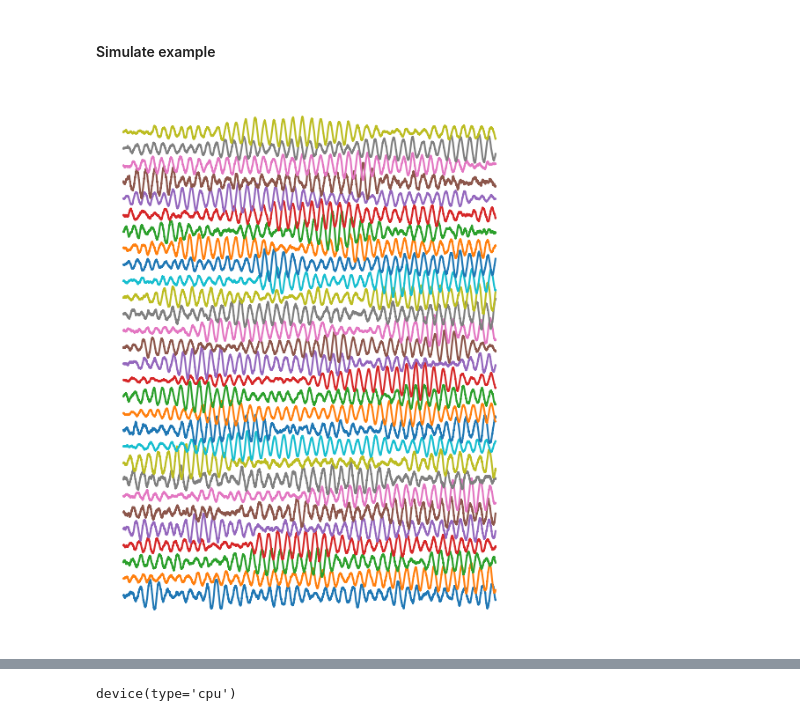
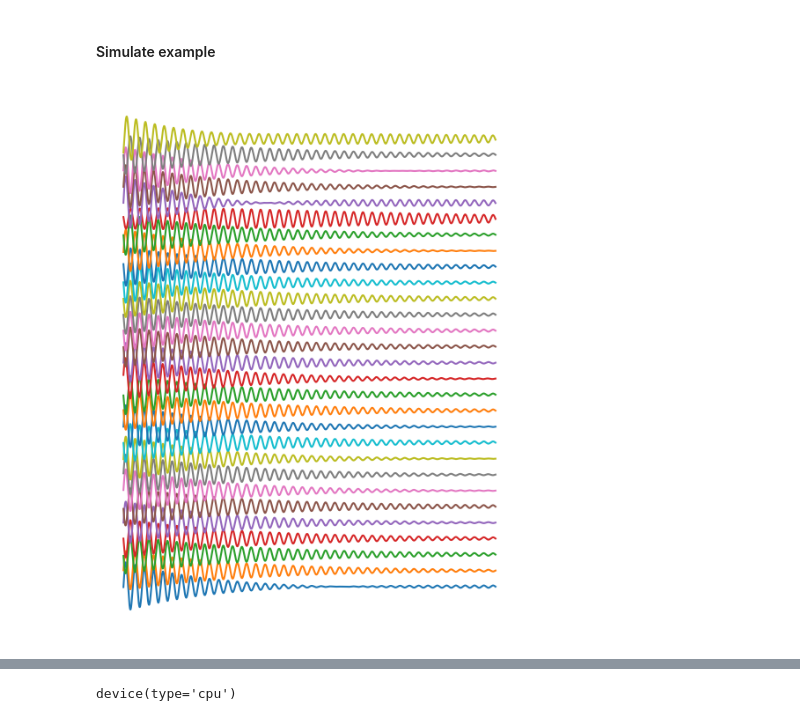
Before and after one commit to ViniciusLima94/phase_amplitude_encoding, a Jupyter notebook: notebooks/Train.ipynb, the cells around one changed output, grey strips where cells are left out. Cells and saved outputs as stored; diff of their text form; code cells hidden in the pictures.

```diff
--- a/notebooks/Train.ipynb
+++ b/notebooks/Train.ipynb
@@ -46,7 +46,7 @@ class SLM(torch.nn.Module):
         self.W_output = torch.nn.Linear(n_nodes, n_outputs)
 
     def __ode(self, z: torch.Tensor, a: torch.Tensor, w: torch.Tensor):
-        return z * (a + 1j * w - torch.abs(z * z))
+        return z * (a + 1j * w - torch.abs(z)**2)
 
     def loop(self, z_t: torch.Tensor, I_ext: torch.Tensor):
 
@@ -112,24 +112,24 @@ def evaluate_model(data_loader, epoch=None, batch=None):
 # %%
 T = 1
 h = 1e-4
 n_trials = 10
 n_times = int(T // h)
 n_nodes = 29
 npixels = 50
 
 input = torch.zeros((n_times, n_trials, 1))
-model = SLM(n_nodes, 1, 40, h, 1e-1, 1, 1)
+model = SLM(n_nodes, 1, 40, h, 0, 1, 1)
 model.a = torch.nn.Parameter(torch.ones(n_nodes) * -5)
 out = model.forward(n_trials, n_times, input)
 
 out = out["rec"].cpu().detach().numpy()
 
 out = (out - out.mean(1)[:, None, :]) / out.std(1)[:, None, :]
 
 plt.figure(figsize=(6, 8))
 for i in range(29):
     plt.plot(out[0, :, i].real + (i * 2))
 plt.axis("off");
 # %% [output]
-[figure, old version]
+[figure, new version]
 # %%
```
Also changed, not shown: parts of 10 cells of this notebook, 7 other files.
